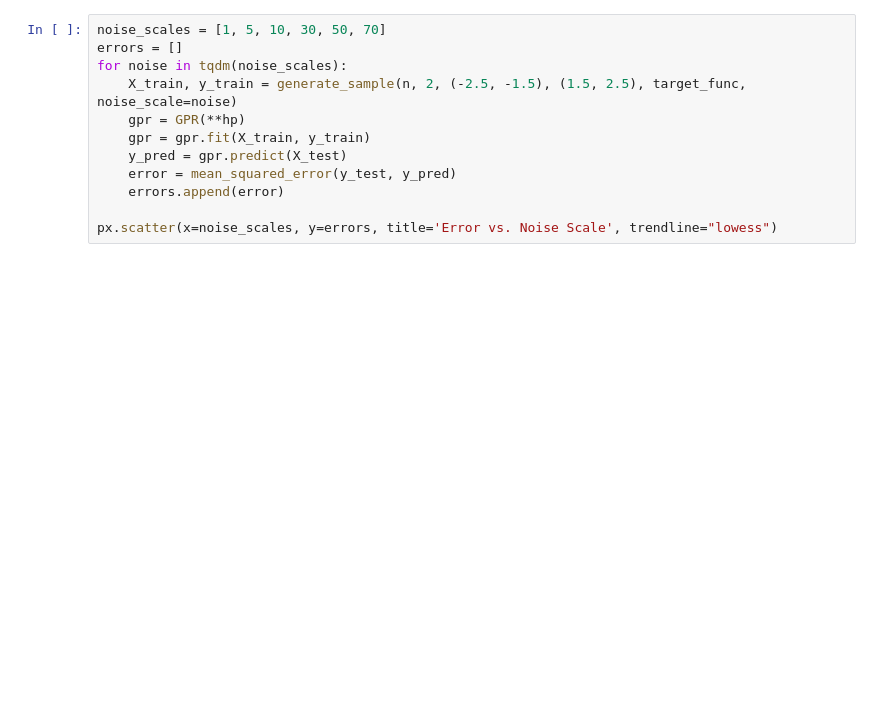
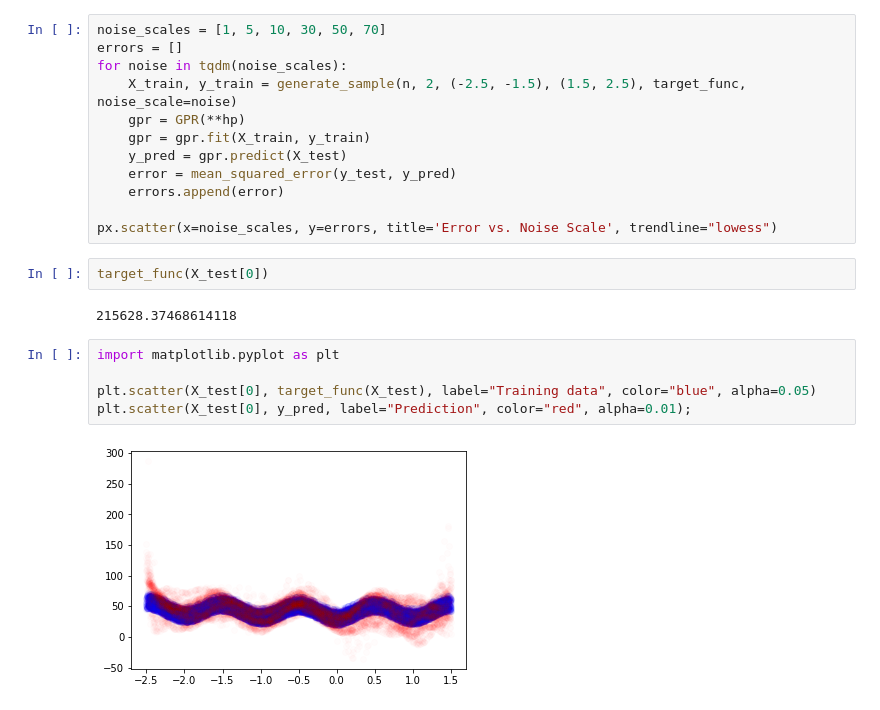
Before and after one commit to PascalKnoll/Investigation-of-Particle-Swarm-Optimization, a Jupyter notebook: AOT_Notebook.ipynb, the cells around one changed output. Cells and saved outputs as stored; diff of their text form; blank space fills up the shorter version.

```diff
--- a/AOT_Notebook.ipynb
+++ b/AOT_Notebook.ipynb
@@ -83,3 +91,14 @@ for noise in tqdm(noise_scales):
     errors.append(error)
 
 px.scatter(x=noise_scales, y=errors, title='Error vs. Noise Scale', trendline="lowess")
+# %%
+target_func(X_test[0])
+# %% [output]
+215628.37468614118
+# %%
+import matplotlib.pyplot as plt
+
+plt.scatter(X_test[0], target_func(X_test), label="Training data", color="blue", alpha=0.05)
+plt.scatter(X_test[0], y_pred, label="Prediction", color="red", alpha=0.01);
+# %% [output]
+[figure, added]
```
Also changed, not shown: parts of 11 cells of this notebook.
